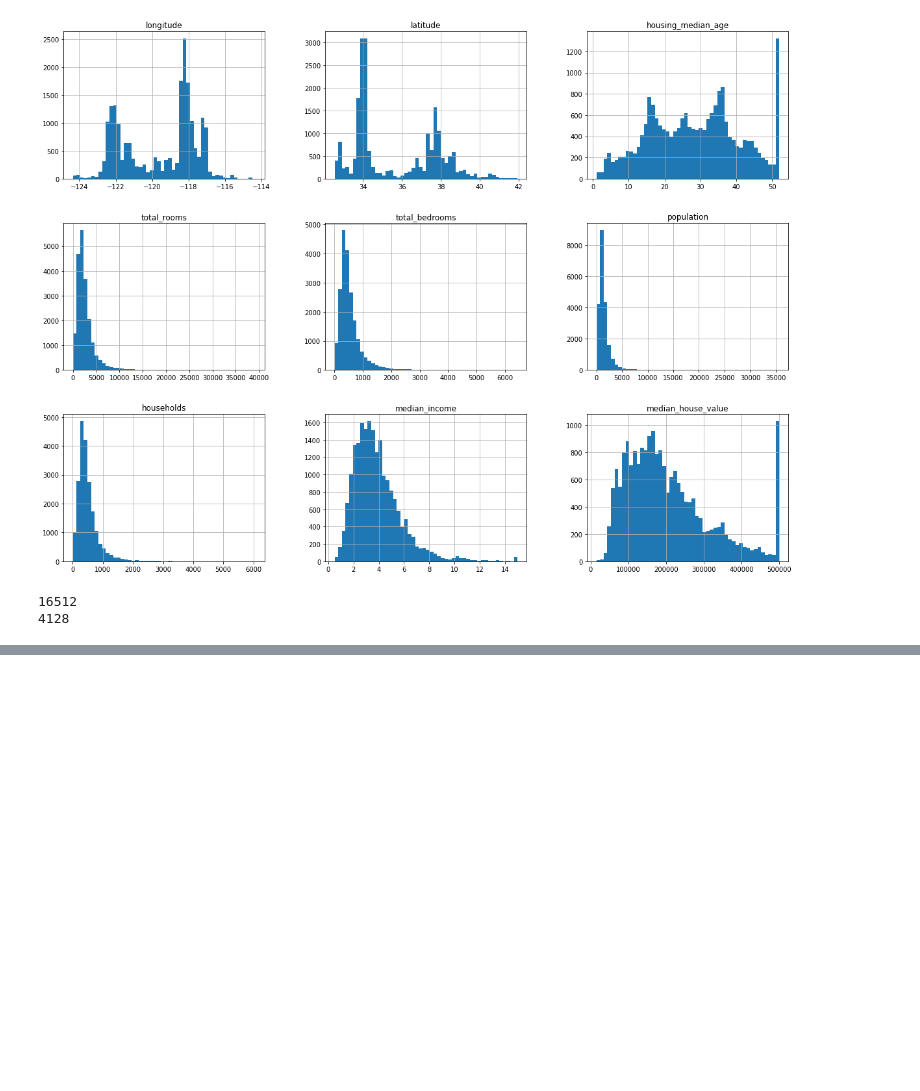
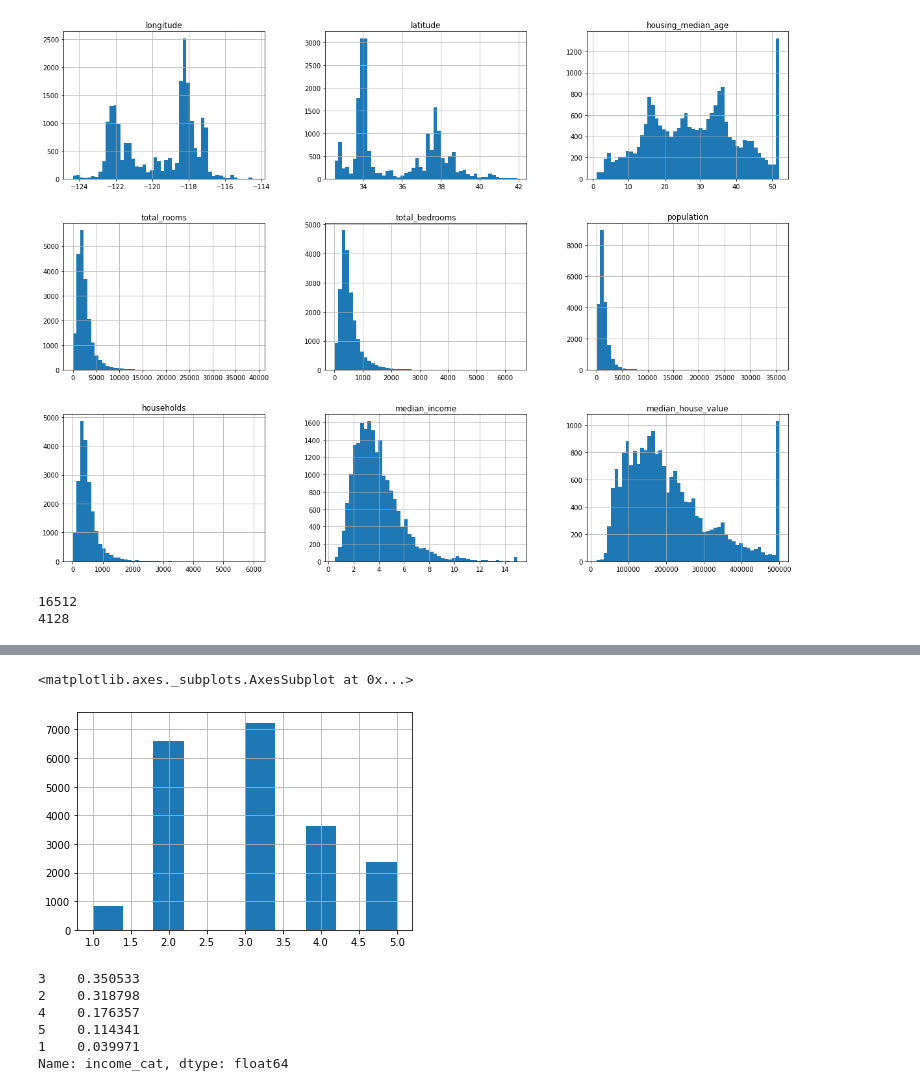
Before and after one commit to jaehobyte/MachineLearning, a Jupyter notebook: CaliforniaHousingPrice.ipynb, the cells around one changed output, grey strips where cells are left out. Cells and saved outputs as stored; diff of their text form; code cells hidden in the pictures; blank space fills up the shorter version.

Commit message:
Update Stratified sampling
Update Stratified sampling (using median price)

```diff
--- a/CaliforniaHousingPrice.ipynb
+++ b/CaliforniaHousingPrice.ipynb
@@ -78,0 +128,10 @@ print(len(test_set))
+# %%
+#테스트 셋은 전체 인구를 대표하도록 각 계층에서 올바른 수의 샘플을 추출해야한다.
+#중간 소득이 중간 주택 가격을 예측하는데 매우 중요하다고 하면 카테고리 특성을 다음과 같이 만들 수 있다.
+
+housing['income_cat'] = pd.cut(housing['median_income'], bins=[0.,1.5,3.0,4.5,6.,np.inf],labels=[1,2,3,4,5])
+# %%
+housing['income_cat'].hist()
+# %% [output]
+<matplotlib.axes._subplots.AxesSubplot at 0x...>
+[figure, added]
@@ -78,0 +146,9 @@ print(len(test_set))
+# %%
+strat_test_set['income_cat'].value_counts() / len(strat_test_set)
+# %% [output]
+3    0.350533
+2    0.318798
+4    0.176357
+5    0.114341
+1    0.039971
+Name: income_cat, dtype: float64
```
Also changed, not shown: parts of 7 cells of this notebook.
